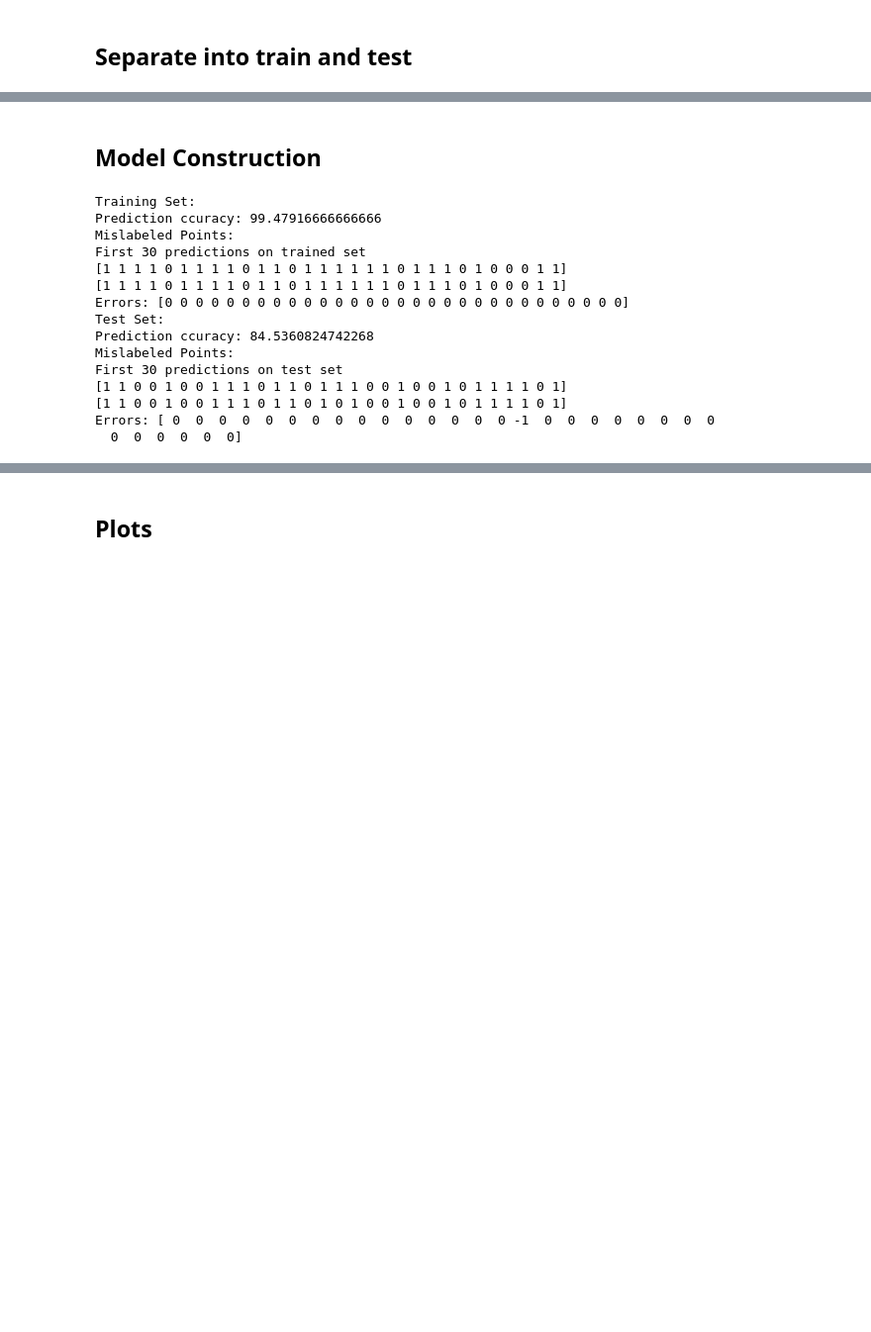
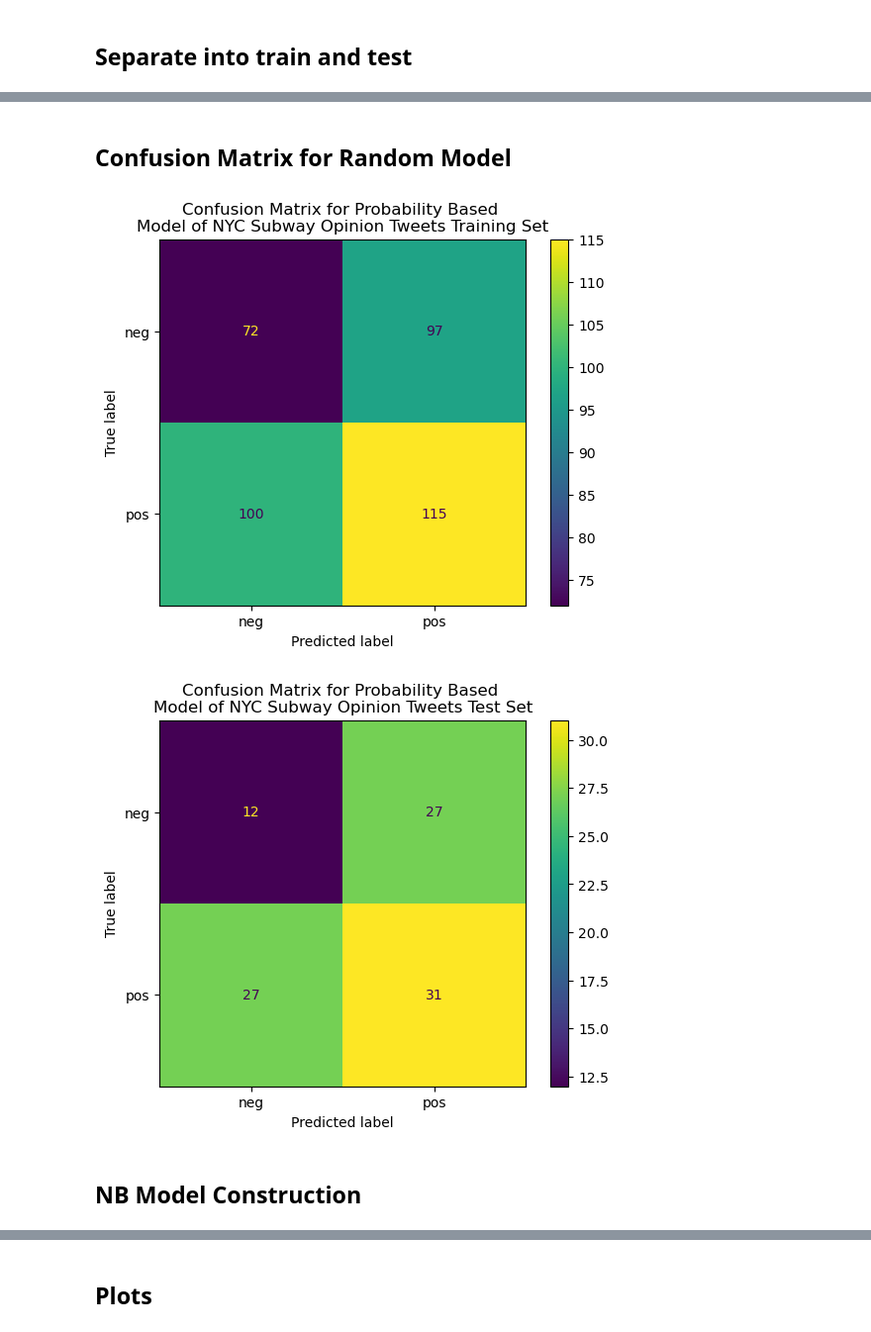
Before and after one commit to anly501/anly-501-project-alexpattarini, a Jupyter notebook: codes/04-naive-bayes/mta-tweets-nb.ipynb, the cells around one changed output, grey strips where cells are left out. Shown at 99% size. Drawn from its saved outputs; the diff is of its cells as text; code cells hidden in the pictures; blank space fills up the shorter version.

```diff
--- a/codes/04-naive-bayes/mta-tweets-nb.ipynb
+++ b/codes/04-naive-bayes/mta-tweets-nb.ipynb
@@ -86,0 +67,16 @@ def model_predict(model):
+# %%
+# Model determined by probabilities of positive and negative in the training data
+# proability of negative opinion in training data set
+p_neg_train = len(y_train[y_train==0])/len(y_train)
+#print(p_neg_train)
+# Randomly drawn array from uniform distribution based on above probability that serves as a prediction
+yp_train = np.random.choice(np.arange(0,2),p=[p_neg_train,1-p_neg_train],size=len(y_train))
+
+# Predict based on same probability for test data set
+yp_test = np.random.choice(np.arange(0,2),p=[p_neg_train,1-p_neg_train],size=len(y_test))
+
+# Print classification report
+print("CLASSIFICATION REPORT FOR TRAINING SET")
+print(classification_report(y_train,yp_train,target_names=["neg","pos"]))
+print("CLASSIFICATION REPORT FOR TEST SET")
+print(classification_report(y_test,yp_test,target_names=["neg","pos"]))
@@ -87,24 +103,22 @@ def model_predict(model):
+# %% [markdown]
+## Confusion Matrix for Random Model
+# %%
+from sklearn.metrics import ConfusionMatrixDisplay, confusion_matrix
+# Training set
+cm = confusion_matrix(y_train,yp_train)
+cm_plot = ConfusionMatrixDisplay(cm,display_labels=labels)
+cm_plot.plot()
+plt.title("Confusion Matrix for Probability Based \nModel of NYC Subway Opinion Tweets Training Set")
+plt.savefig("../../501-project-website/images/CONFUSION-MX-PBased-train-Opinion-Tweets.png")
+
+# Test set
+cm = confusion_matrix(y_test,yp_test)
+cm_plot = ConfusionMatrixDisplay(cm,display_labels=labels)
+cm_plot.plot()
+plt.title("Confusion Matrix for Probability Based \nModel of NYC Subway Opinion Tweets Test Set")
+plt.savefig("../../501-project-website/images/CONFUSION-MX-PBased-test-Opinion-Tweets.png")
+# %% [output]
+[figure, added]
+[figure, added]
 # %% [markdown]
-## Model Construction
+## NB Model Construction
-# %%
-# Initialize and fit model
-model = MultinomialNB()
-model.fit(x_train,y_train)
-
-model_predict(model)
-# %% [output]
-Training Set:
-Prediction ccuracy: 99.47916666666666
-Mislabeled Points:
-First 30 predictions on trained set
-[1 1 1 1 0 1 1 1 1 0 1 1 0 1 1 1 1 1 1 0 1 1 1 0 1 0 0 0 1 1]
-[1 1 1 1 0 1 1 1 1 0 1 1 0 1 1 1 1 1 1 0 1 1 1 0 1 0 0 0 1 1]
-Errors: [0 0 0 0 0 0 0 0 0 0 0 0 0 0 0 0 0 0 0 0 0 0 0 0 0 0 0 0 0 0]
-Test Set:
-Prediction ccuracy: 84.5360824742268
-Mislabeled Points:
-First 30 predictions on test set
-[1 1 0 0 1 0 0 1 1 1 0 1 1 0 1 1 1 0 0 1 0 0 1 0 1 1 1 1 0 1]
-[1 1 0 0 1 0 0 1 1 1 0 1 1 0 1 0 1 0 0 1 0 0 1 0 1 1 1 1 0 1]
-Errors: [ 0  0  0  0  0  0  0  0  0  0  0  0  0  0  0 -1  0  0  0  0  0  0  0  0
-  0  0  0  0  0  0]
```
Also changed, not shown: parts of 10 cells of this notebook, 14 other files.
